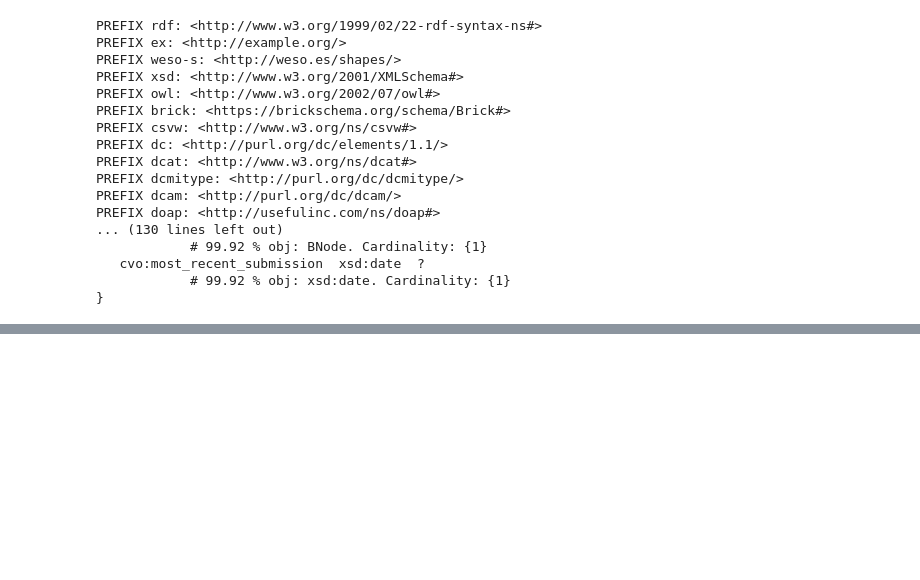
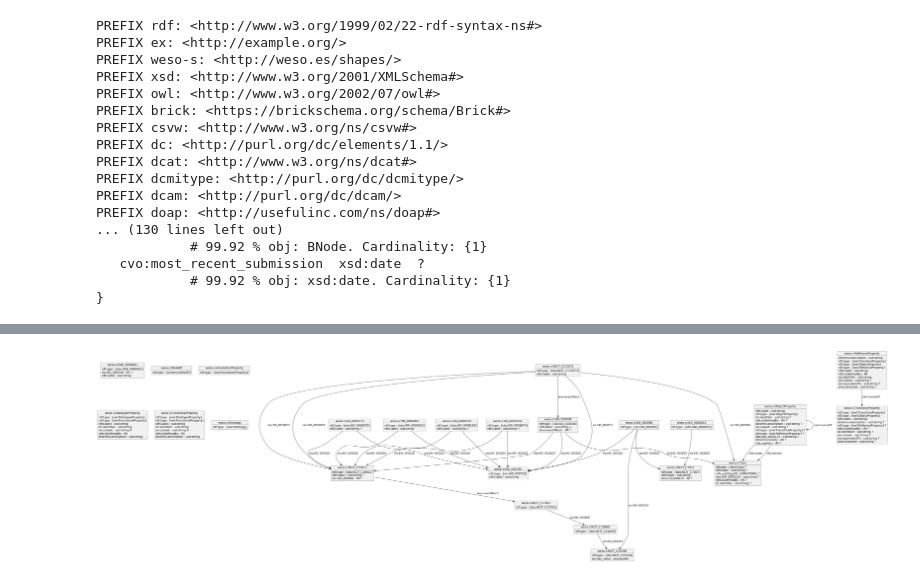
Before and after one commit to BioDataFuse/elixir_biohackathon_2024, a Jupyter notebook: docs/shexer.ipynb, the cells around one changed output, grey strips where cells are left out. Saved outputs shown, nothing was run; the diff lists cells and outputs as text; code cells hidden in the pictures; blank space fills up the shorter version.

```diff
--- a/docs/shexer.ipynb
+++ b/docs/shexer.ipynb
@@ -80,0 +115,5 @@ Image(filename='E://BioDataFuse/biohackathon2024/clinvar-rdf.png')
+# %%
+from IPython.display import Image
+Image(filename='rdf_png_files/pcs_bdf-rdf.png')
+# %% [output]
+[figure, added]
```
Also changed, not shown: parts of 5 cells of this notebook, 1 other file.
